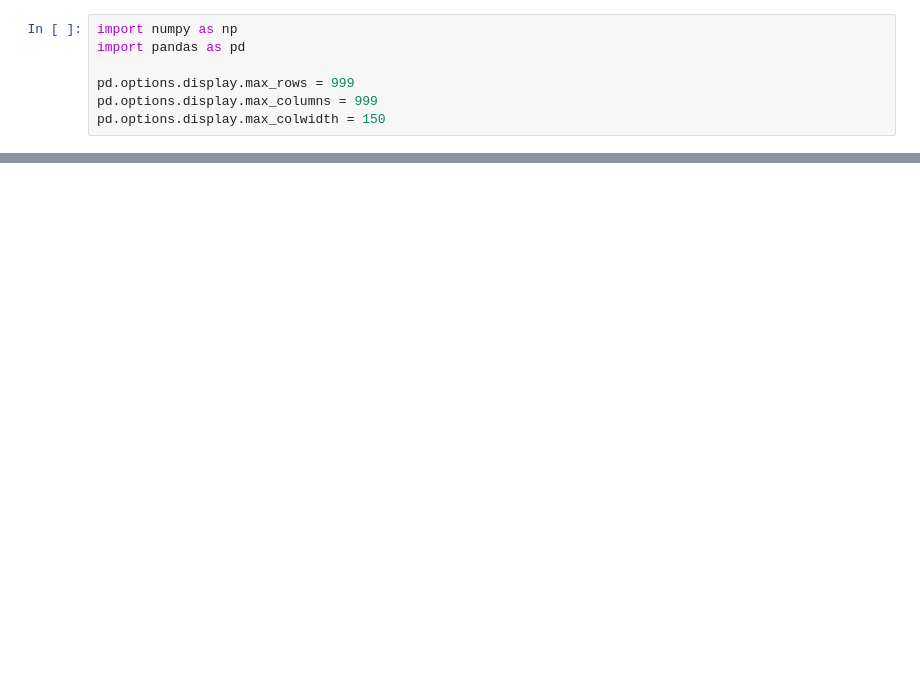
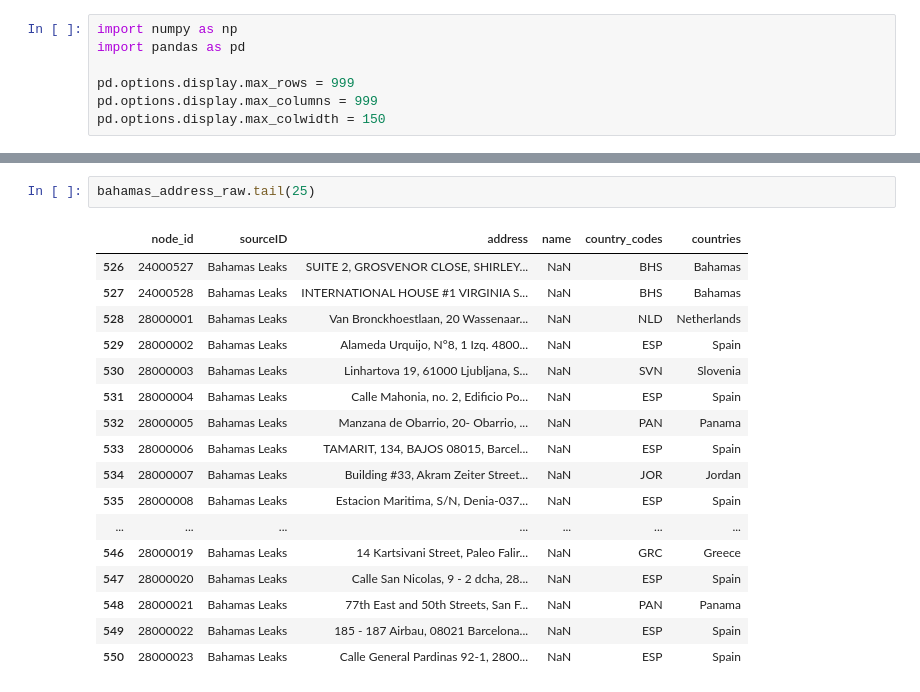
Before and after one commit to julielinx/icij_investigation, a Jupyter notebook: notebooks/09_address_preprocessing.ipynb, the cells around one changed output, grey strips where cells are left out. Drawn from its saved outputs; the diff is of its cells as text; blank space fills up the shorter version.

```diff
--- a/notebooks/09_address_preprocessing.ipynb
+++ b/notebooks/09_address_preprocessing.ipynb
@@ -35,0 +68,20 @@ paradise_address_raw = pd.read_csv('../data/raw/paradise_papers/paradise_papers.
+# %%
+bahamas_address_raw.tail(25)
+# %% [output]
+|  | node_id | sourceID | address | name | country_codes | countries |
+| 526 | 24000527 | Bahamas Leaks | SUITE 2, GROSVENOR CLOSE, SHIRLEY... | NaN | BHS | Bahamas |
+| 527 | 24000528 | Bahamas Leaks | INTERNATIONAL HOUSE #1 VIRGINIA S... | NaN | BHS | Bahamas |
+| 528 | 28000001 | Bahamas Leaks | Van Bronckhoestlaan, 20 Wassenaar... | NaN | NLD | Netherlands |
+| 529 | 28000002 | Bahamas Leaks | Alameda Urquijo, N°8, 1 Izq. 4800... | NaN | ESP | Spain |
+| 530 | 28000003 | Bahamas Leaks | Linhartova 19, 61000 Ljubljana, S... | NaN | SVN | Slovenia |
+| 531 | 28000004 | Bahamas Leaks | Calle Mahonia, no. 2, Edificio Po... | NaN | ESP | Spain |
+| 532 | 28000005 | Bahamas Leaks | Manzana de Obarrio, 20- Obarrio, ... | NaN | PAN | Panama |
+| 533 | 28000006 | Bahamas Leaks | TAMARIT, 134, BAJOS 08015, Barcel... | NaN | ESP | Spain |
+| 534 | 28000007 | Bahamas Leaks | Building #33, Akram Zeiter Street... | NaN | JOR | Jordan |
+| 535 | 28000008 | Bahamas Leaks | Estacion Maritima, S/N, Denia-037... | NaN | ESP | Spain |
+| ... | ... | ... | ... | ... | ... | ... |
+| 546 | 28000019 | Bahamas Leaks | 14 Kartsivani Street, Paleo Falir... | NaN | GRC | Greece |
+| 547 | 28000020 | Bahamas Leaks | Calle San Nicolas, 9 - 2 dcha, 28... | NaN | ESP | Spain |
+| 548 | 28000021 | Bahamas Leaks | 77th East and 50th Streets, San F... | NaN | PAN | Panama |
+| 549 | 28000022 | Bahamas Leaks | 185 - 187 Airbau, 08021 Barcelona... | NaN | ESP | Spain |
+| 550 | 28000023 | Bahamas Leaks | Calle General Pardinas 92-1, 2800... | NaN | ESP | Spain |
```
Also changed, not shown: parts of 19 cells of this notebook, 8 other files.
